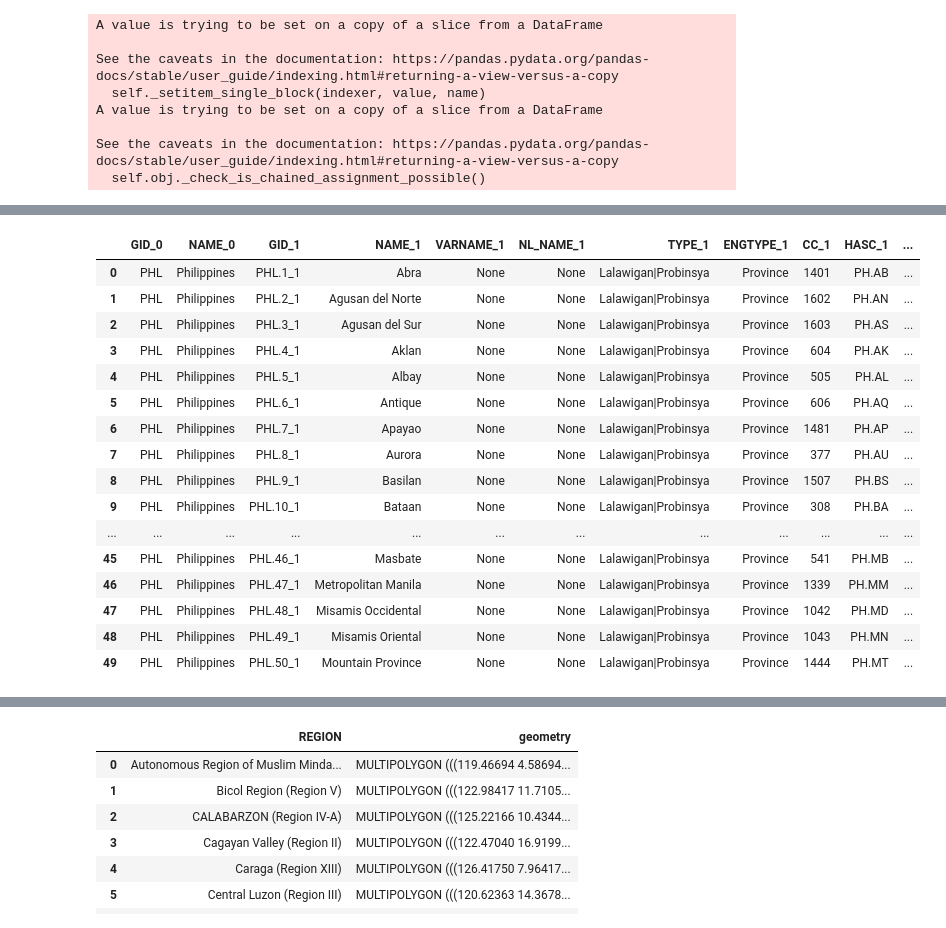
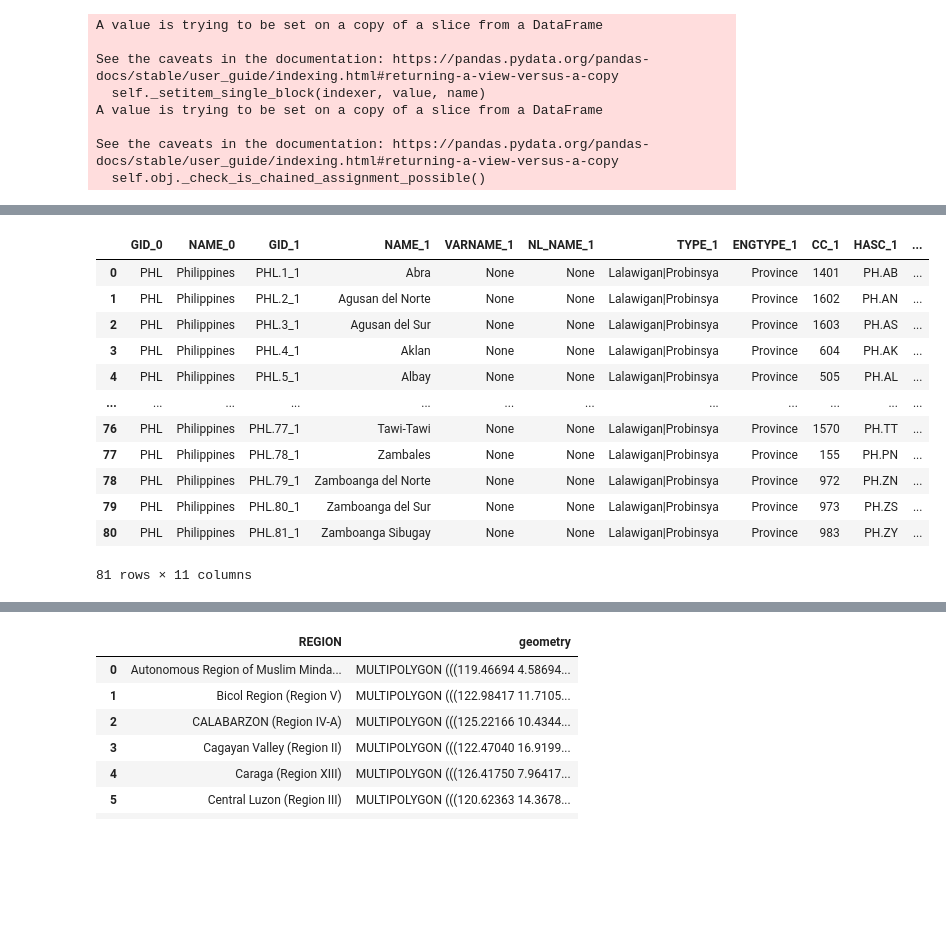
Before and after one commit to Secade/DATA101-FIES2018-DSWD, a Jupyter notebook: FIES2018 EDA.ipynb, the cells around one changed output, grey strips where cells are left out. Cells and saved outputs as stored; diff of their text form; code cells hidden in the pictures; blank space fills up the shorter version.

```diff
--- a/FIES2018 EDA.ipynb
+++ b/FIES2018 EDA.ipynb
@@ -195,22 +274,18 @@ main_db
 ph_provinces = gpd.read_file(r'gadm36_PHL/gadm36_PHL_1.shp')
 ph_regions = gpd.read_file(r'gadm36_PHL/Regions.shp')
 # %%
-ph_provinces[0:50]
+ph_provinces
 # %% [output]
 |  | GID_0 | NAME_0 | GID_1 | NAME_1 | VARNAME_1 | NL_NAME_1 | TYPE_1 | ENGTYPE_1 | CC_1 | HASC_1 | ... |
 | 0 | PHL | Philippines | PHL.1_1 | Abra | None | None | Lalawigan|Probinsya | Province | 1401 | PH.AB | ... |
 | 1 | PHL | Philippines | PHL.2_1 | Agusan del Norte | None | None | Lalawigan|Probinsya | Province | 1602 | PH.AN | ... |
 | 2 | PHL | Philippines | PHL.3_1 | Agusan del Sur | None | None | Lalawigan|Probinsya | Province | 1603 | PH.AS | ... |
 | 3 | PHL | Philippines | PHL.4_1 | Aklan | None | None | Lalawigan|Probinsya | Province | 604 | PH.AK | ... |
 | 4 | PHL | Philippines | PHL.5_1 | Albay | None | None | Lalawigan|Probinsya | Province | 505 | PH.AL | ... |
-| 5 | PHL | Philippines | PHL.6_1 | Antique | None | None | Lalawigan|Probinsya | Province | 606 | PH.AQ | ... |
-| 6 | PHL | Philippines | PHL.7_1 | Apayao | None | None | Lalawigan|Probinsya | Province | 1481 | PH.AP | ... |
-| 7 | PHL | Philippines | PHL.8_1 | Aurora | None | None | Lalawigan|Probinsya | Province | 377 | PH.AU | ... |
-| 8 | PHL | Philippines | PHL.9_1 | Basilan | None | None | Lalawigan|Probinsya | Province | 1507 | PH.BS | ... |
-| 9 | PHL | Philippines | PHL.10_1 | Bataan | None | None | Lalawigan|Probinsya | Province | 308 | PH.BA | ... |
 | ... | ... | ... | ... | ... | ... | ... | ... | ... | ... | ... | ... |
-| 45 | PHL | Philippines | PHL.46_1 | Masbate | None | None | Lalawigan|Probinsya | Province | 541 | PH.MB | ... |
-| 46 | PHL | Philippines | PHL.47_1 | Metropolitan Manila | None | None | Lalawigan|Probinsya | Province | 1339 | PH.MM | ... |
-| 47 | PHL | Philippines | PHL.48_1 | Misamis Occidental | None | None | Lalawigan|Probinsya | Province | 1042 | PH.MD | ... |
-| 48 | PHL | Philippines | PHL.49_1 | Misamis Oriental | None | None | Lalawigan|Probinsya | Province | 1043 | PH.MN | ... |
-| 49 | PHL | Philippines | PHL.50_1 | Mountain Province | None | None | Lalawigan|Probinsya | Province | 1444 | PH.MT | ... |
+| 76 | PHL | Philippines | PHL.77_1 | Tawi-Tawi | None | None | Lalawigan|Probinsya | Province | 1570 | PH.TT | ... |
+| 77 | PHL | Philippines | PHL.78_1 | Zambales | None | None | Lalawigan|Probinsya | Province | 155 | PH.PN | ... |
+| 78 | PHL | Philippines | PHL.79_1 | Zamboanga del Norte | None | None | Lalawigan|Probinsya | Province | 972 | PH.ZN | ... |
+| 79 | PHL | Philippines | PHL.80_1 | Zamboanga del Sur | None | None | Lalawigan|Probinsya | Province | 973 | PH.ZS | ... |
+| 80 | PHL | Philippines | PHL.81_1 | Zamboanga Sibugay | None | None | Lalawigan|Probinsya | Province | 983 | PH.ZY | ... |
+81 rows × 11 columns
```
Also changed, not shown: parts of 7 cells of this notebook.
